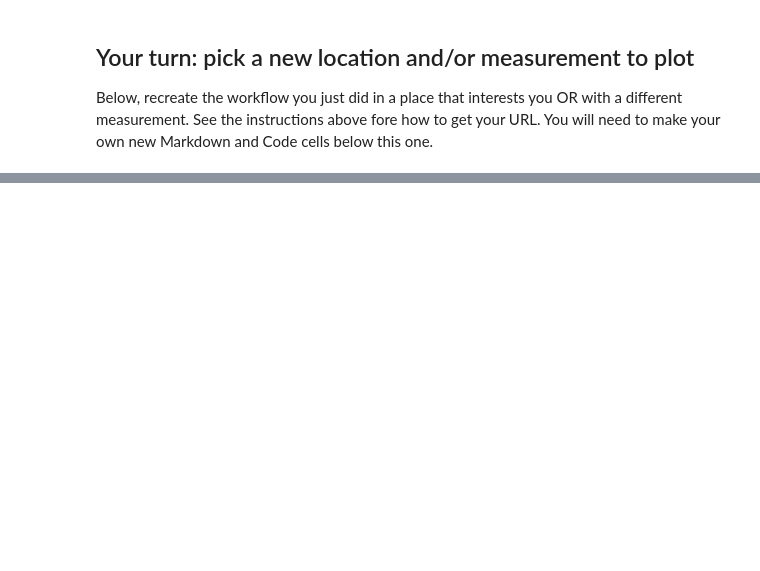
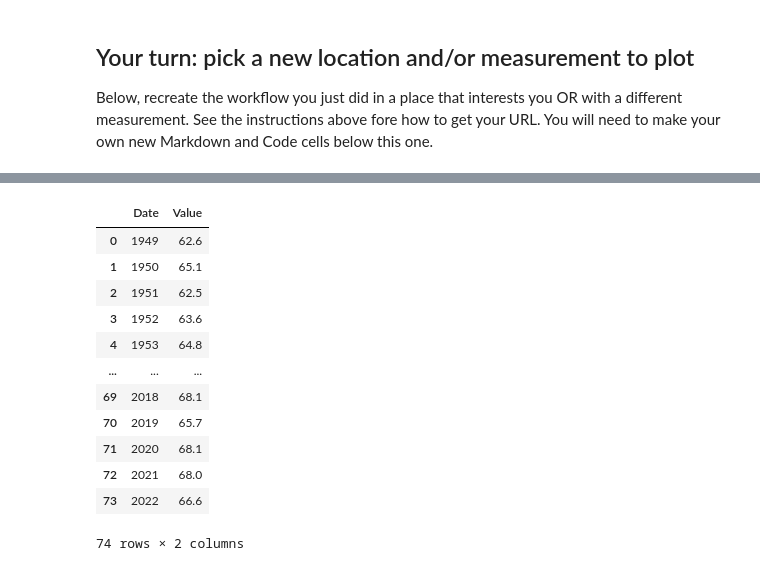
Before and after one commit to ScottNSheldon/get-started-with-reproducible-science-ScottNSheldon, a Jupyter notebook: Get_Started_with_Open_Reproducible_Science.ipynb, the cells around one changed output, grey strips where cells are left out. Cells and saved outputs as stored; diff of their text form; code cells hidden in the pictures; blank space fills up the shorter version.

```diff
--- a/Get_Started_with_Open_Reproducible_Science.ipynb
+++ b/Get_Started_with_Open_Reproducible_Science.ipynb
@@ -443,0 +481,17 @@ Below, recreate the workflow you just did in a place that interests you OR with
+# %%
+grand_junction_df.iloc[:,0] = grand_junction_df.iloc[:,0] // 100
+grand_junction_df
+# %% [output]
+|  | Date | Value |
+| 0 | 1949 | 62.6 |
+| 1 | 1950 | 65.1 |
+| 2 | 1951 | 62.5 |
+| 3 | 1952 | 63.6 |
+| 4 | 1953 | 64.8 |
+| ... | ... | ... |
+| 69 | 2018 | 68.1 |
+| 70 | 2019 | 65.7 |
+| 71 | 2020 | 68.1 |
+| 72 | 2021 | 68.0 |
+| 73 | 2022 | 66.6 |
+74 rows × 2 columns
```
Also changed, not shown: parts of 11 cells of this notebook, 3 other files.
